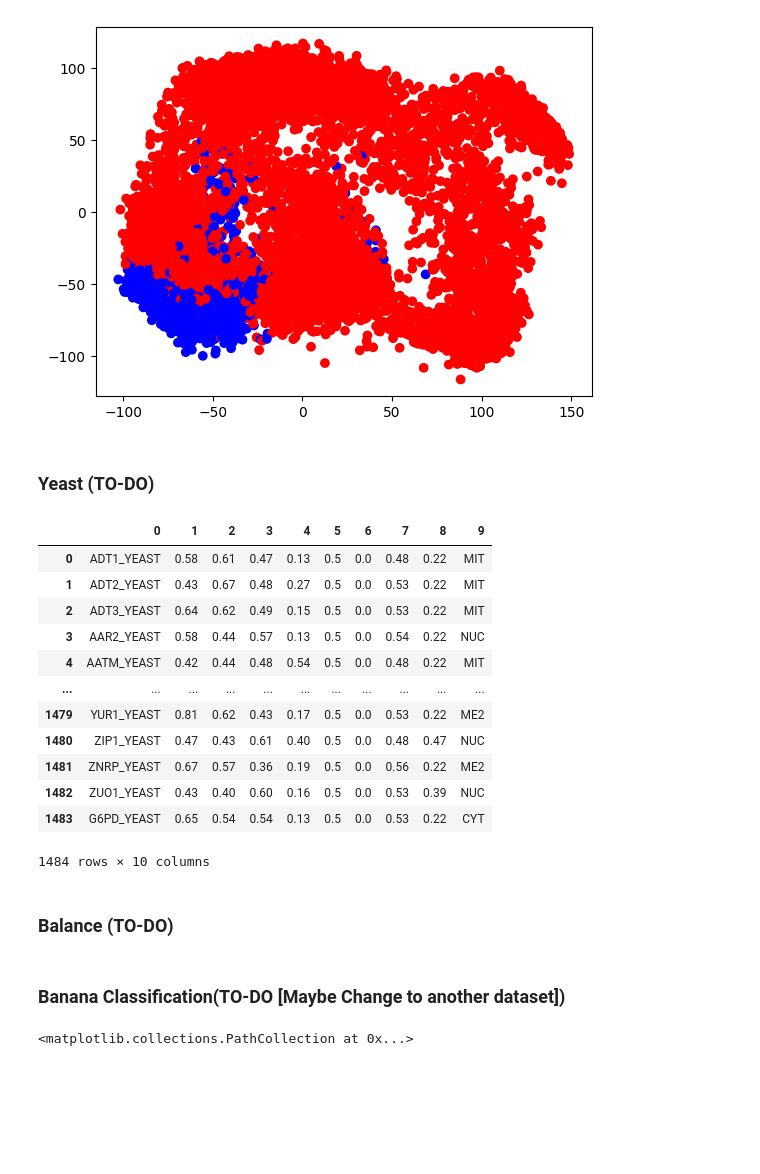
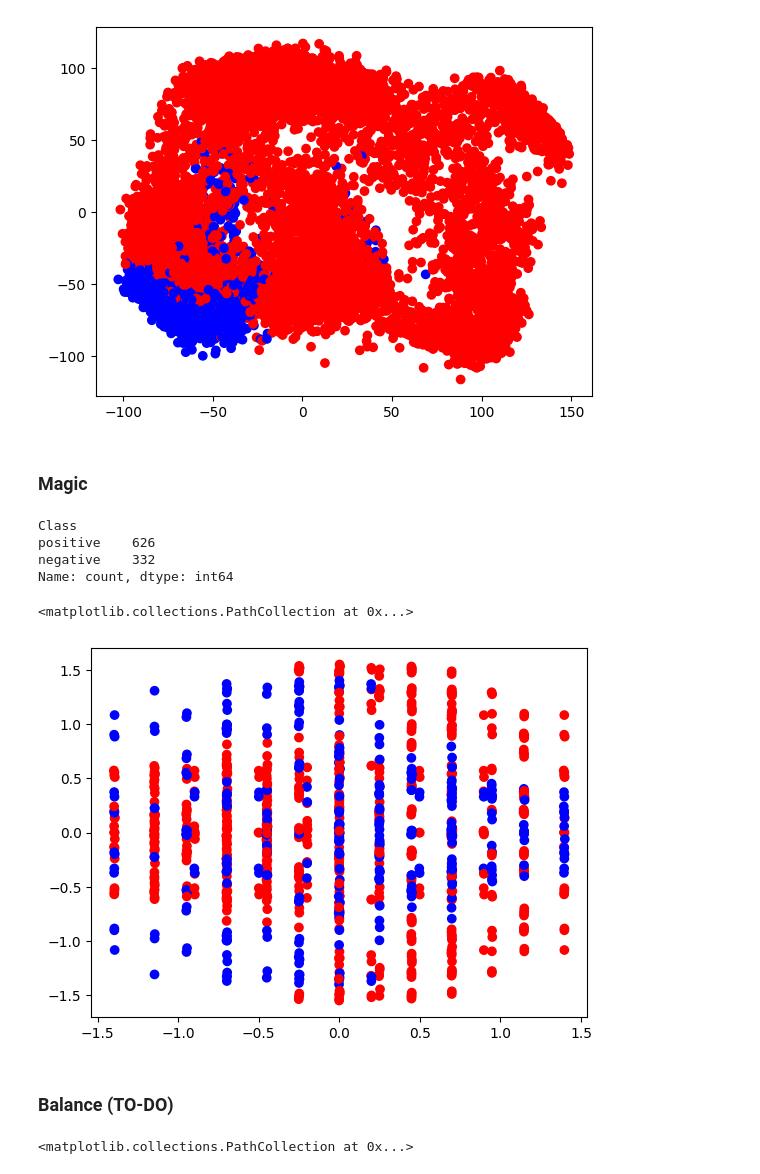
Before and after one commit to attiilla/Alg2, a Jupyter notebook: TP1/TP1.ipynb, the cells around one changed output. Cells and saved outputs as stored; diff of their text form; code cells hidden in the pictures; blank space fills up the shorter version.

Commit message:
Change data tests and start the code's report

```diff
--- a/TP1/TP1.ipynb
+++ b/TP1/TP1.ipynb
@@ -1020,37 +1009,34 @@ plt.scatter(data[:,0],data[:,1], color=color)
 plt.show()
 # %% [output]
 [figure]
-# %% [markdown]
-### Yeast (TO-DO)
+# %% [markdown]
+### Magic
 # %%
 #Source = https://archive.ics.uci.edu/dataset/110/yeast
 #Tive que fazer algumas modificações no arquivo direto no excel para mudar a delimitação do arquivo csv e alinhar algumas linhas que não estavam alinhadas com as colunas
-yeast = pd.read_csv("./dataSets/yeast/yeast.data.csv",sep=";",header=None)
+magic = pd.read_csv("./dataSets/tic-tac-toe.prepared.txt",sep=",")
+# %%
+magic.iloc[:,-1].value_counts()
+# %% [output]
+Class
+positive    626
+negative    332
+Name: count, dtype: int64
 # %%
 pca = PCA(2)
-data = pca.fit_transform(pen_recog.iloc[:,:-1])
-label_orig = pen_recog.iloc[:,-1]
+data = pca.fit_transform(magic.iloc[:,:-1])
+label = magic.iloc[:,-1]
-# %% [output]
-|  | 0 | 1 | 2 | 3 | 4 | 5 | 6 | 7 | 8 | 9 |
-| 0 | ADT1_YEAST | 0.58 | 0.61 | 0.47 | 0.13 | 0.5 | 0.0 | 0.48 | 0.22 | MIT |
-| 1 | ADT2_YEAST | 0.43 | 0.67 | 0.48 | 0.27 | 0.5 | 0.0 | 0.53 | 0.22 | MIT |
-| 2 | ADT3_YEAST | 0.64 | 0.62 | 0.49 | 0.15 | 0.5 | 0.0 | 0.53 | 0.22 | MIT |
-| 3 | AAR2_YEAST | 0.58 | 0.44 | 0.57 | 0.13 | 0.5 | 0.0 | 0.54 | 0.22 | NUC |
-| 4 | AATM_YEAST | 0.42 | 0.44 | 0.48 | 0.54 | 0.5 | 0.0 | 0.48 | 0.22 | MIT |
-| ... | ... | ... | ... | ... | ... | ... | ... | ... | ... | ... |
-| 1479 | YUR1_YEAST | 0.81 | 0.62 | 0.43 | 0.17 | 0.5 | 0.0 | 0.53 | 0.22 | ME2 |
-| 1480 | ZIP1_YEAST | 0.47 | 0.43 | 0.61 | 0.40 | 0.5 | 0.0 | 0.48 | 0.47 | NUC |
-| 1481 | ZNRP_YEAST | 0.67 | 0.57 | 0.36 | 0.19 | 0.5 | 0.0 | 0.56 | 0.22 | ME2 |
-| 1482 | ZUO1_YEAST | 0.43 | 0.40 | 0.60 | 0.16 | 0.5 | 0.0 | 0.53 | 0.39 | NUC |
-| 1483 | G6PD_YEAST | 0.65 | 0.54 | 0.54 | 0.13 | 0.5 | 0.0 | 0.53 | 0.22 | CYT |
-1484 rows × 10 columns
+# %%
+color = ['red' if l == 'positive' else 'blue' for l in label]
+plt.scatter(data[:,0],data[:,1],color=color)
+# %% [output]
+<matplotlib.collections.PathCollection at 0x...>
+[figure, added]
 # %% [markdown]
 ### Balance (TO-DO)
 # %%
 #Source = https://sci2s.ugr.es/keel/dataset.php?cod=54
 balance = pd.read_csv("./dataSets/balance.dat.csv",header=None)
-# %% [markdown]
-### Banana Classification(TO-DO [Maybe Change to another dataset])
 # %%
 #Source = https://sci2s.ugr.es/keel/dataset.php?cod=182
 banana = pd.read_csv("./dataSets/banana.dat",header=None)
```
Also changed, not shown: parts of 15 cells of this notebook, 5 other files.
